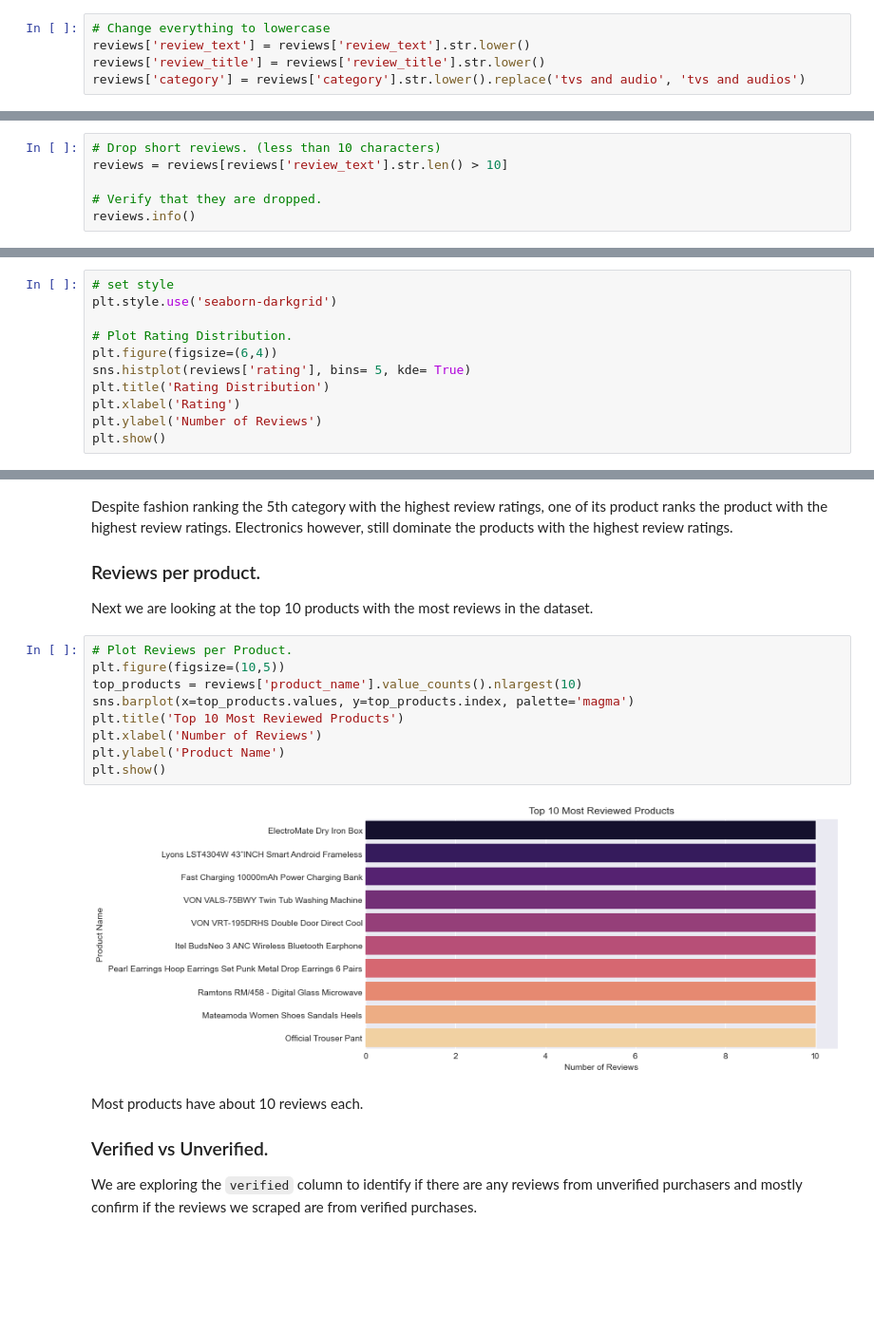
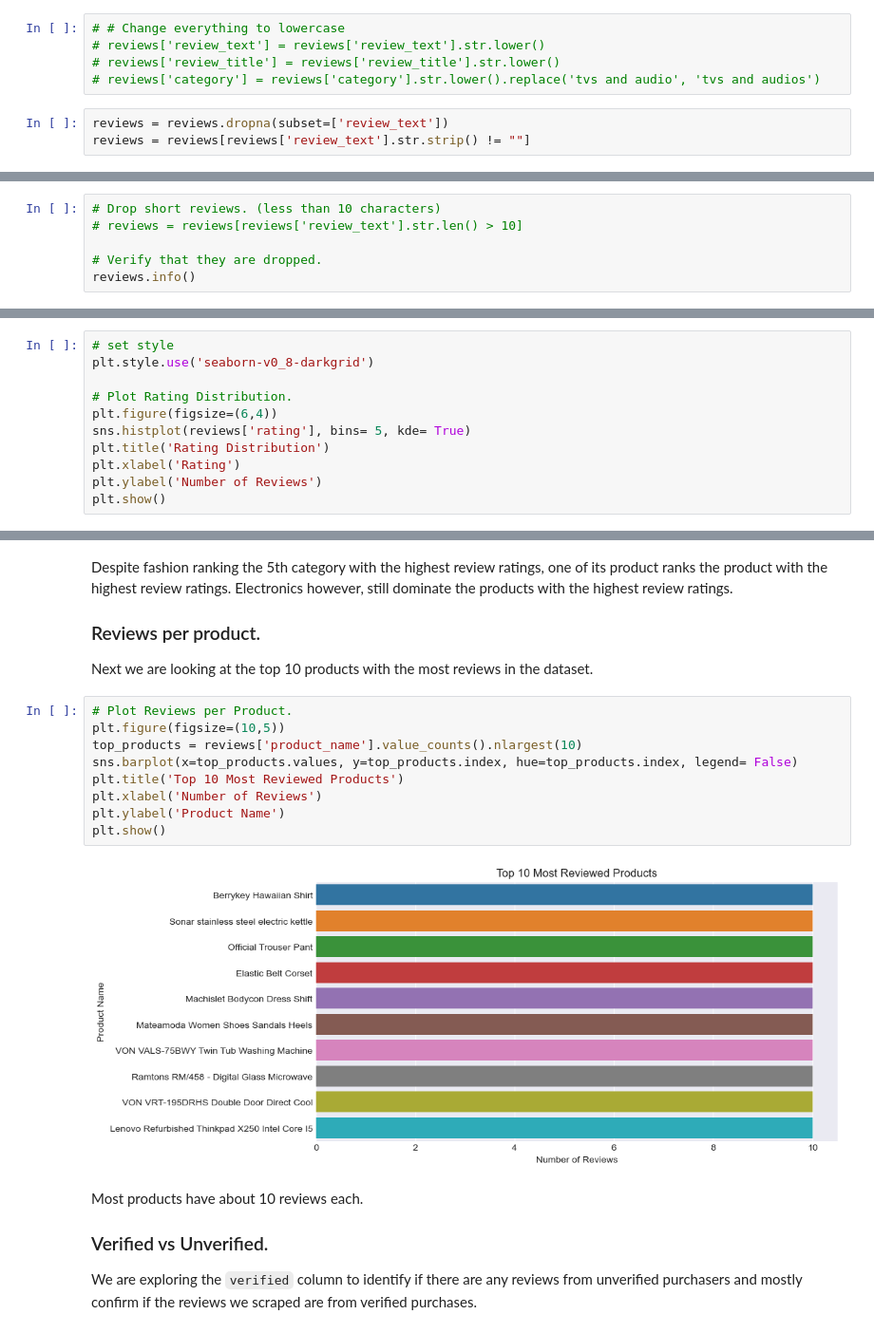
Before and after one commit to Assesa44/Kenya-Ecommerce-Reviews, a Jupyter notebook: Notebooks/analysis.ipynb, the cells around one changed output, grey strips where cells are left out. Shown at 95% size. Drawn from its saved outputs; the diff is of its cells as text; blank space fills up the shorter version.

```diff
--- a/Notebooks/analysis.ipynb
+++ b/Notebooks/analysis.ipynb
@@ -265,15 +304,18 @@ Name: verified, dtype: object
 # %% [markdown]
 Here we are changing the `review_title` and `review_text` to lowercase so as to have consistent data for text analysis. In sentiment analysis, Great and great are considered different. Turning these columns to lowercase will make the analysis accurate.
 # %%
-# Change everything to lowercase
-reviews['review_text'] = reviews['review_text'].str.lower()
-reviews['review_title'] = reviews['review_title'].str.lower()
-reviews['category'] = reviews['category'].str.lower().replace('tvs and audio', 'tvs and audios')
+# # Change everything to lowercase
+# reviews['review_text'] = reviews['review_text'].str.lower()
+# reviews['review_title'] = reviews['review_title'].str.lower()
+# reviews['category'] = reviews['category'].str.lower().replace('tvs and audio', 'tvs and audios')
+# %%
+reviews = reviews.dropna(subset=['review_text'])
+reviews = reviews[reviews['review_text'].str.strip() != ""]
 # %% [markdown]
 Next we are dropping reviews with less than 10 characters, this is to remove records with low information value. Words with less than 10 characters do not give us enough context for sentiment analysis, keyword exraction etc. Using the greater than (>) comparison operator, we will filter the data and drop the ones tat do not meet the condition.
 # %%
 # Drop short reviews. (less than 10 characters)
-reviews = reviews[reviews['review_text'].str.len() > 10]
+# reviews = reviews[reviews['review_text'].str.len() > 10]
 
 # Verify that they are dropped.
 reviews.info()
@@ -319,6 +381,6 @@ We are trying to understand the shape of the ratings in the dataset. Earlier we
 # %%
 # set style
-plt.style.use('seaborn-darkgrid')
+plt.style.use('seaborn-v0_8-darkgrid')
 
 # Plot Rating Distribution.
 plt.figure(figsize=(6,4))
@@ -371,14 +433,14 @@ Next we are looking at the top 10 products with the most reviews in the dataset.
 # %%
 # Plot Reviews per Product.
 plt.figure(figsize=(10,5))
 top_products = reviews['product_name'].value_counts().nlargest(10)
-sns.barplot(x=top_products.values, y=top_products.index, palette='magma')
+sns.barplot(x=top_products.values, y=top_products.index, hue=top_products.index, legend= False)
 plt.title('Top 10 Most Reviewed Products')
 plt.xlabel('Number of Reviews')
 plt.ylabel('Product Name')
 plt.show()
 # %% [output]
-[figure, old version]
+[figure, new version]
 # %% [markdown]
 Most products have about 10 reviews each.
 
```
Also changed, not shown: parts of 22 cells of this notebook.
